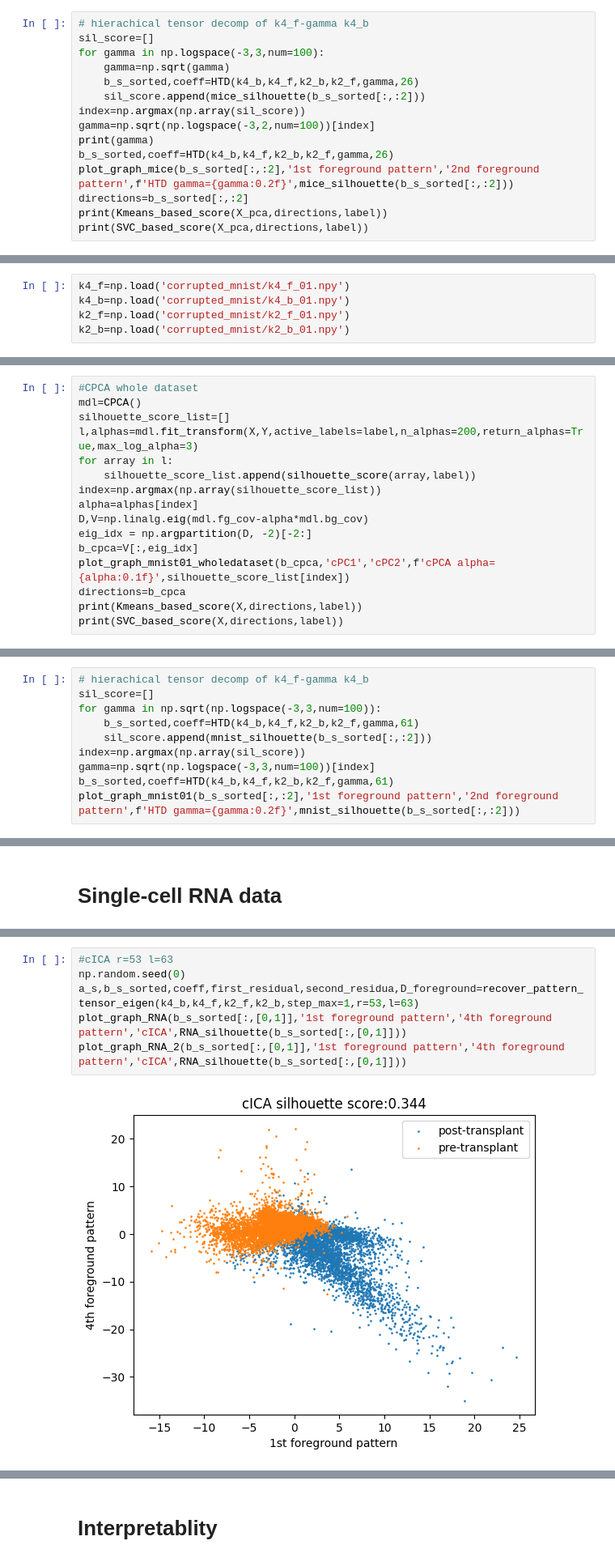
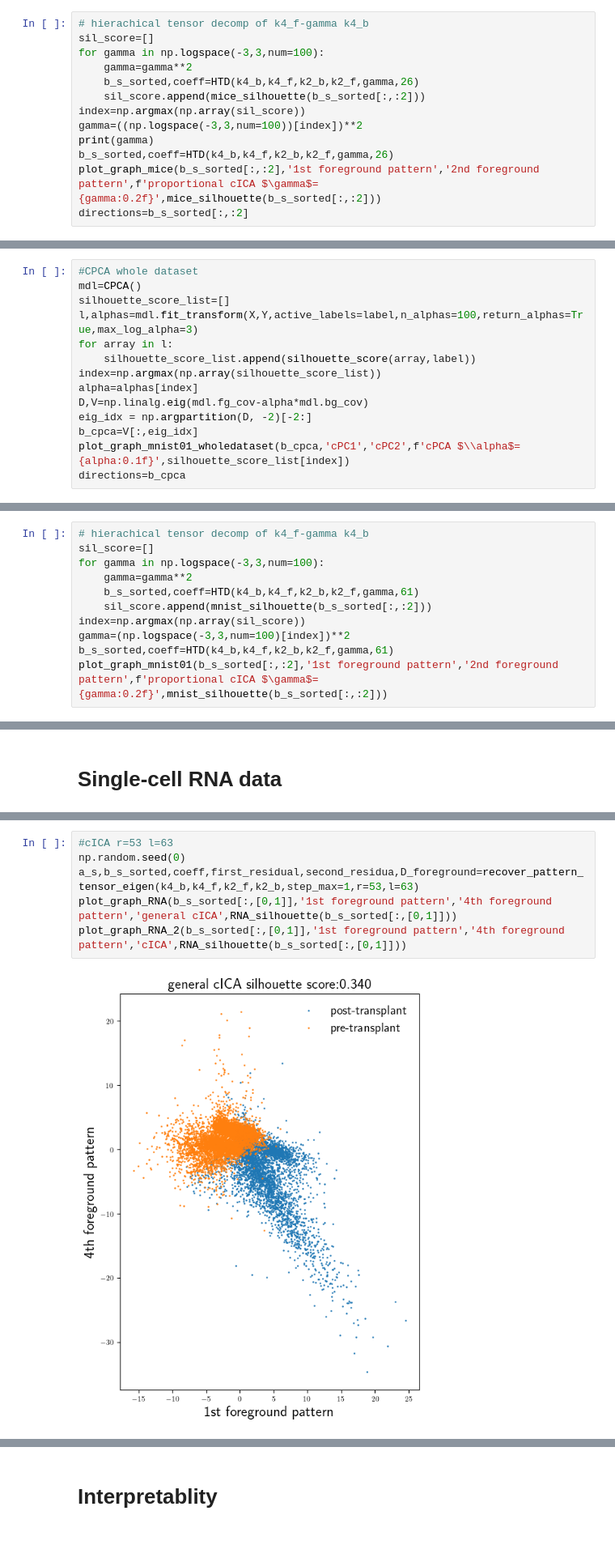
Before and after one commit to QWE123665/cICA, a Jupyter notebook: real_world_data.ipynb, the cells around one changed output, grey strips where cells are left out. Shown at 81% size. Cells and saved outputs as stored; diff of their text form; blank space fills up the shorter version.

```diff
--- a/real_world_data.ipynb
+++ b/real_world_data.ipynb
@@ -343,15 +332,13 @@ print(SVC_based_score(X,directions,label))
 # hierachical tensor decomp of k4_f-gamma k4_b
 sil_score=[]
 for gamma in np.logspace(-3,3,num=100):
-    gamma=np.sqrt(gamma)
+    gamma=gamma**2
     b_s_sorted,coeff=HTD(k4_b,k4_f,k2_b,k2_f,gamma,26)
     sil_score.append(mice_silhouette(b_s_sorted[:,:2]))
 index=np.argmax(np.array(sil_score))
-gamma=np.sqrt(np.logspace(-3,2,num=100))[index]
+gamma=((np.logspace(-3,3,num=100))[index])**2
 print(gamma)
 b_s_sorted,coeff=HTD(k4_b,k4_f,k2_b,k2_f,gamma,26)
-plot_graph_mice(b_s_sorted[:,:2],'1st foreground pattern','2nd foreground pattern',f'HTD gamma={gamma:0.2f}',mice_silhouette(b_s_sorted[:,:2]))
+plot_graph_mice(b_s_sorted[:,:2],'1st foreground pattern','2nd foreground pattern',f'proportional cICA $\gamma$={gamma:0.2f}',mice_silhouette(b_s_sorted[:,:2]))
 directions=b_s_sorted[:,:2]
-print(Kmeans_based_score(X_pca,directions,label))
-print(SVC_based_score(X_pca,directions,label))
 # %% [output]
@@ -541,8 +529,3 @@ def mnist_silhouette_wholedataset(directions):
-# %%
-k4_f=np.load('corrupted_mnist/k4_f_01.npy')
-k4_b=np.load('corrupted_mnist/k4_b_01.npy')
-k2_f=np.load('corrupted_mnist/k2_f_01.npy')
-k2_b=np.load('corrupted_mnist/k2_b_01.npy')
 # %%
 # PCA on foreground
 pca=PCA(n_components=2)
@@ -654,7 +634,7 @@ plot_graph_mnist01_wholedataset(b,'PCPC1','PCPC2',f'PCPCA gamma={gamma}',mnist_s
 #CPCA whole dataset
 mdl=CPCA()
 silhouette_score_list=[]
-l,alphas=mdl.fit_transform(X,Y,active_labels=label,n_alphas=200,return_alphas=True,max_log_alpha=3)
+l,alphas=mdl.fit_transform(X,Y,active_labels=label,n_alphas=100,return_alphas=True,max_log_alpha=3)
 for array in l:
     silhouette_score_list.append(silhouette_score(array,label))
 index=np.argmax(np.array(silhouette_score_list))
@@ -662,8 +642,6 @@ alpha=alphas[index]
 D,V=np.linalg.eig(mdl.fg_cov-alpha*mdl.bg_cov)
 eig_idx = np.argpartition(D, -2)[-2:]
 b_cpca=V[:,eig_idx]
-plot_graph_mnist01_wholedataset(b_cpca,'cPC1','cPC2',f'cPCA alpha={alpha:0.1f}',silhouette_score_list[index])
+plot_graph_mnist01_wholedataset(b_cpca,'cPC1','cPC2',f'cPCA $\\alpha$={alpha:0.1f}',silhouette_score_list[index])
 directions=b_cpca
-print(Kmeans_based_score(X,directions,label))
-print(SVC_based_score(X,directions,label))
 # %% [output]
@@ -673,11 +649,12 @@ print(SVC_based_score(X,directions,label))
 # %%
 # hierachical tensor decomp of k4_f-gamma k4_b
 sil_score=[]
-for gamma in np.sqrt(np.logspace(-3,3,num=100)):
+for gamma in np.logspace(-3,3,num=100):
+    gamma=gamma**2
     b_s_sorted,coeff=HTD(k4_b,k4_f,k2_b,k2_f,gamma,61)
     sil_score.append(mnist_silhouette(b_s_sorted[:,:2]))
 index=np.argmax(np.array(sil_score))
-gamma=np.sqrt(np.logspace(-3,3,num=100))[index]
+gamma=(np.logspace(-3,3,num=100)[index])**2
 b_s_sorted,coeff=HTD(k4_b,k4_f,k2_b,k2_f,gamma,61)
-plot_graph_mnist01(b_s_sorted[:,:2],'1st foreground pattern','2nd foreground pattern',f'HTD gamma={gamma:0.2f}',mnist_silhouette(b_s_sorted[:,:2]))
+plot_graph_mnist01(b_s_sorted[:,:2],'1st foreground pattern','2nd foreground pattern',f'proportional cICA $\gamma$={gamma:0.2f}',mnist_silhouette(b_s_sorted[:,:2]))
 # %% [output]
@@ -931,8 +912,8 @@ Text(0, 0.5, 'eigenvalue')
 # %%
 #cICA r=53 l=63
 np.random.seed(0)
 a_s,b_s_sorted,coeff,first_residual,second_residua,D_foreground=recover_pattern_tensor_eigen(k4_b,k4_f,k2_f,k2_b,step_max=1,r=53,l=63)
-plot_graph_RNA(b_s_sorted[:,[0,1]],'1st foreground pattern','4th foreground pattern','cICA',RNA_silhouette(b_s_sorted[:,[0,1]]))
+plot_graph_RNA(b_s_sorted[:,[0,1]],'1st foreground pattern','4th foreground pattern','general cICA',RNA_silhouette(b_s_sorted[:,[0,1]]))
 plot_graph_RNA_2(b_s_sorted[:,[0,1]],'1st foreground pattern','4th foreground pattern','cICA',RNA_silhouette(b_s_sorted[:,[0,1]]))
 # %% [output]
-[figure, old version]
+[figure, new version]
```
Also changed, not shown: parts of 25 cells of this notebook.
